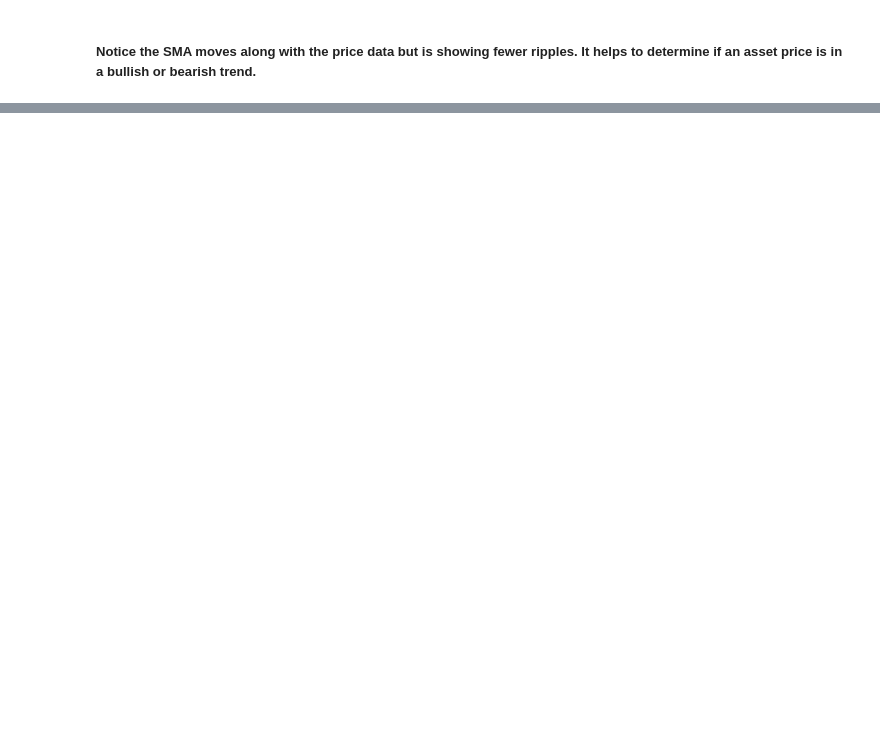
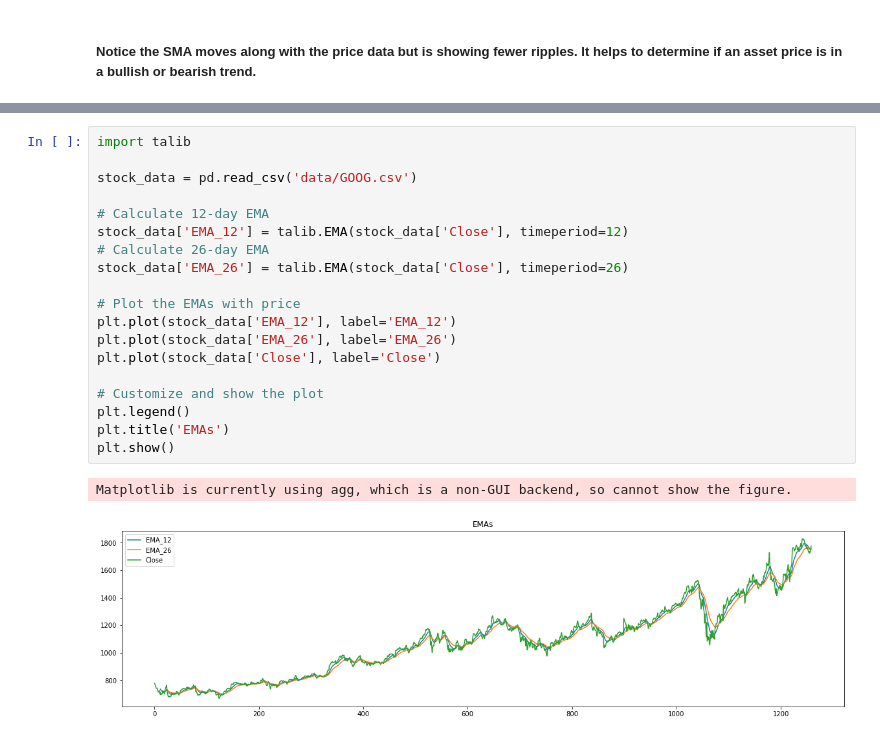
Before and after one commit to naikshubham/Forecasting-using-Python, a Jupyter notebook: Financial-Trading-in-Python/trading.ipynb, the cells around one changed output, grey strips where cells are left out. Drawn from its saved outputs; the diff is of its cells as text; blank space fills up the shorter version.

Commit message:
bt,talib

```diff
--- a/Financial-Trading-in-Python/trading.ipynb
+++ b/Financial-Trading-in-Python/trading.ipynb
@@ -96,0 +134,22 @@ plt.show()
+# %%
+import talib
+
+stock_data = pd.read_csv('data/GOOG.csv')
+
+# Calculate 12-day EMA
+stock_data['EMA_12'] = talib.EMA(stock_data['Close'], timeperiod=12)
+# Calculate 26-day EMA
+stock_data['EMA_26'] = talib.EMA(stock_data['Close'], timeperiod=26)
+
+# Plot the EMAs with price
+plt.plot(stock_data['EMA_12'], label='EMA_12')
+plt.plot(stock_data['EMA_26'], label='EMA_26')
+plt.plot(stock_data['Close'], label='Close')
+
+# Customize and show the plot
+plt.legend()
+plt.title('EMAs')
+plt.show()
+# %% [output]
+Matplotlib is currently using agg, which is a non-GUI backend, so cannot show the figure.
+[figure, added]
```
Also changed, not shown: parts of 19 cells of this notebook.
